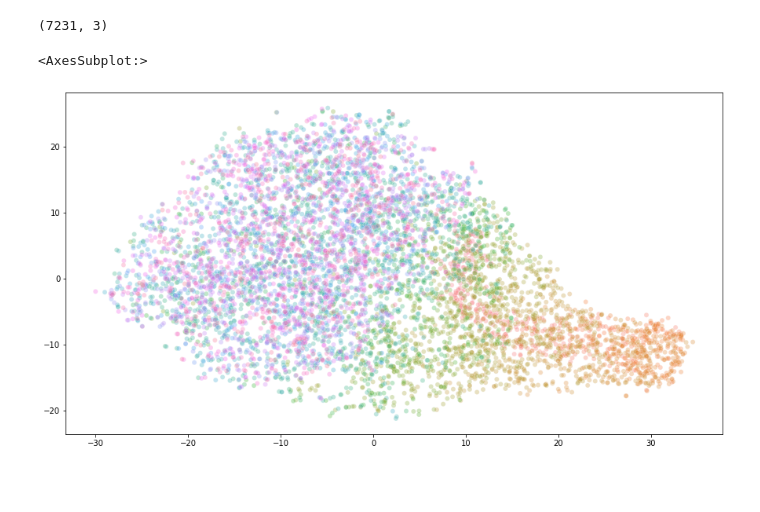
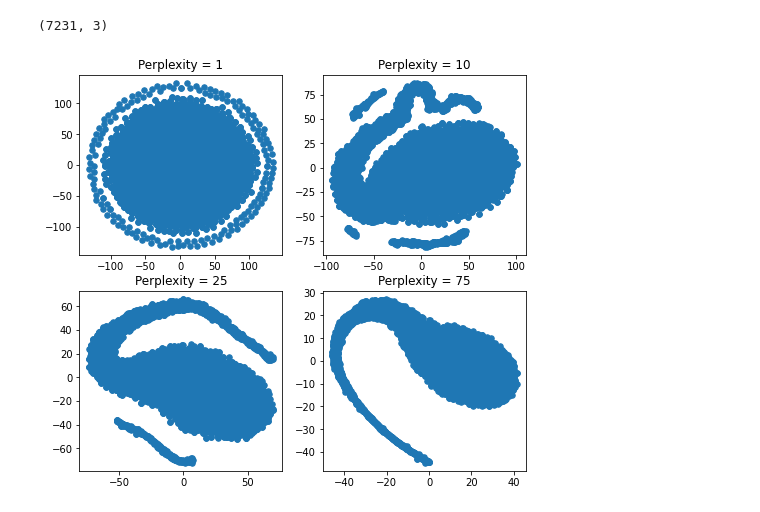
Before and after one commit to dmkant/projet-statistique-2022, a Jupyter notebook: reduction_dim/tsne.ipynb, the cells around one changed output. Saved outputs shown, nothing was run; the diff lists cells and outputs as text; code cells hidden in the pictures; blank space fills up the shorter version.

Commit message:
tsne

```diff
--- a/reduction_dim/tsne.ipynb
+++ b/reduction_dim/tsne.ipynb
@@ -23,15 +23,19 @@ coord= tsne.fit_transform(X_scaled)
 print(coord.shape)
 # %% [output]
 (7231, 3)
-# %%
-plt.figure(figsize=(15,8))
-sns.scatterplot(
-    x=coord[:,0], y=coord[:,1],
-    hue=data.index,
-    data=data,
-    legend=False,
-    alpha=0.3
-)
-# %% [output]
-<AxesSubplot:>
-[figure, removed]
+# %%
+#Jouer avec les différents paramètres :
+#p : le nombre de voisins les plus proches en fonction duquel t-SNE déterminera les voisins potentiels
+#n : dimension de l'espace inférieur
+plt.figure(figsize = (8,4))
+plt.subplots_adjust(top = 1.5)
+for index, p in enumerate([1, 10, 25, 75]):
+    tsne = TSNE(n_components = 2, perplexity = p, random_state=0)
+    tsne_results = tsne.fit_transform(X)
+    tsne_results=pd.DataFrame(tsne_results, columns=['tsne1', 'tsne2'])
+    plt.subplot(2,2,index+1)
+    plt.scatter(tsne_results['tsne1'], tsne_results['tsne2'], s=30)
+    plt.title('Perplexity = '+ str(p))
+plt.show()
+# %% [output]
+[figure, added]
```
Also changed, not shown: 1 other file.
